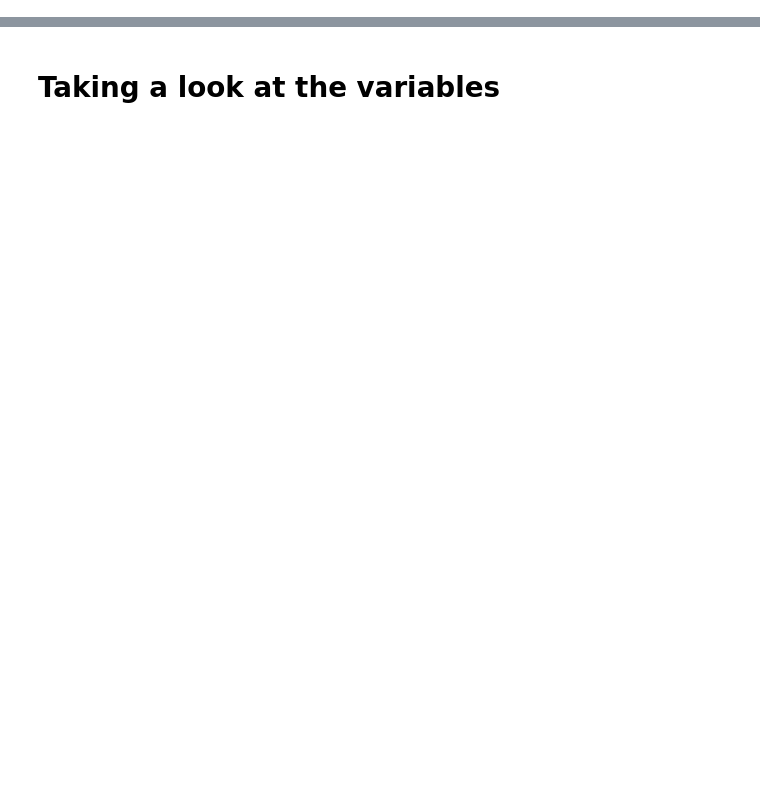
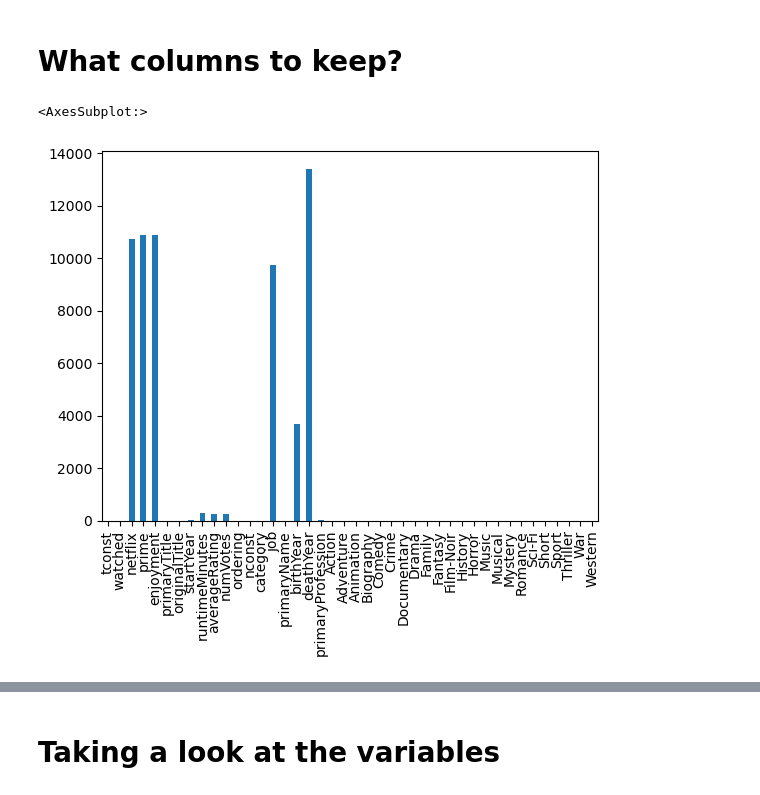
Before and after one commit to DirkTorre/imdb, a Jupyter notebook: step_3_data_mining.ipynb, the cells around one changed output, grey strips where cells are left out. Cells and saved outputs as stored; diff of their text form; code cells hidden in the pictures; blank space fills up the shorter version.

Commit message:
the processing is kinda done, now we take a shot at the data mining

```diff
--- a/step_3_data_mining.ipynb
+++ b/step_3_data_mining.ipynb
@@ -5,0 +8,3 @@ import os
+# %%
+data_path = os.path.join("data", "generated", "films_mining.xlsx")
+film_data = pd.read_excel(data_path)
@@ -5,0 +19,7 @@ import os
+# %% [markdown]
+# What columns to keep?
+# %%
+film_data.isna().sum().plot.bar()
+# %% [output]
+<AxesSubplot:>
+[figure, added]
```
Also changed, not shown: parts of 3 cells of this notebook, 2 other files.
